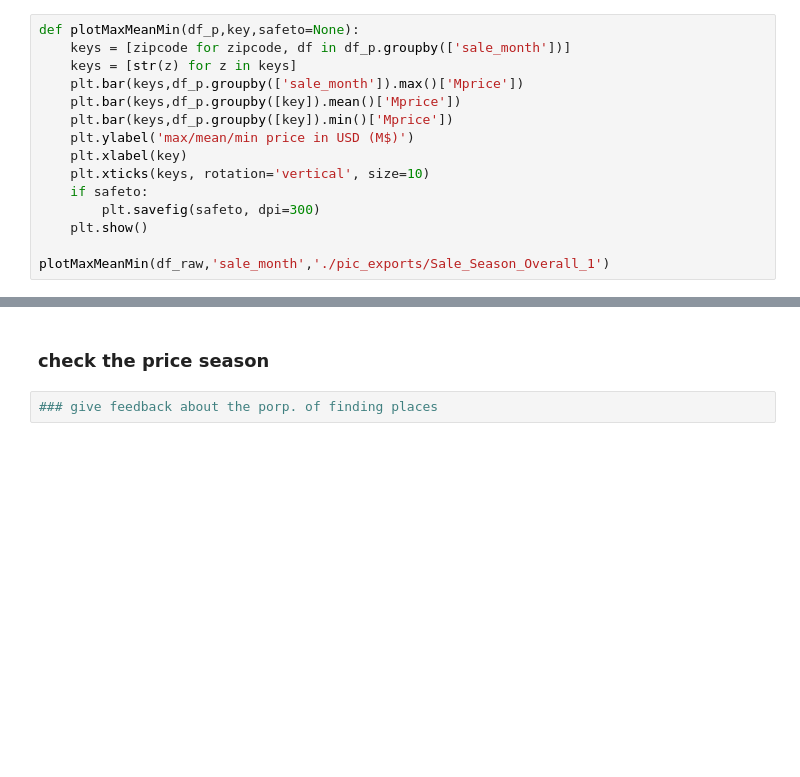
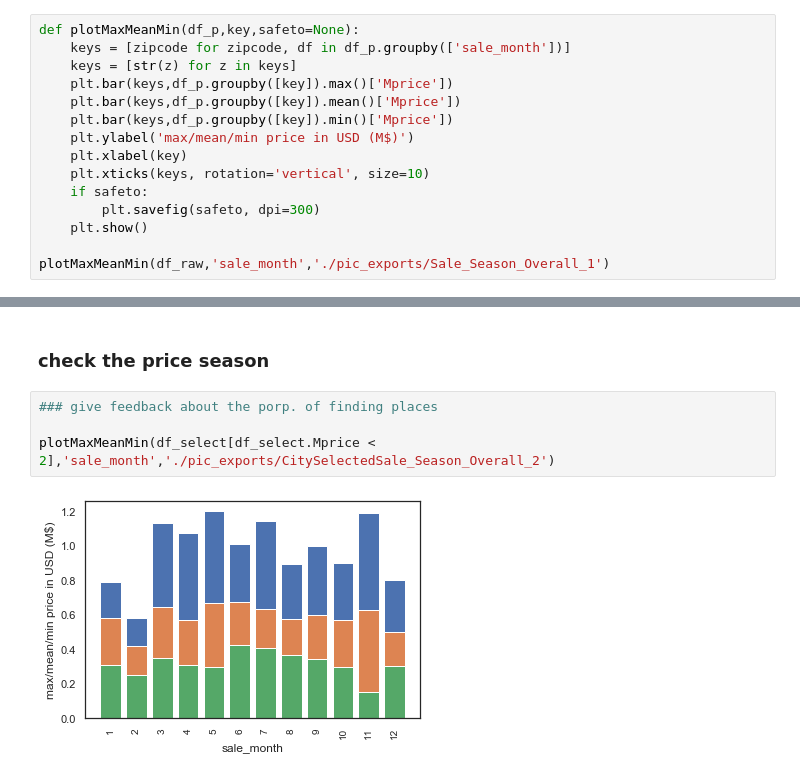
Before and after one commit to ArneSch/NF_EDAPrj_House_Price, a Jupyter notebook: King_Counte_House_Price_Urban_Farming.ipynb, the cells around one changed output, grey strips where cells are left out. Saved outputs shown, nothing was run; the diff lists cells and outputs as text; blank space fills up the shorter version.

```diff
--- a/King_Counte_House_Price_Urban_Farming.ipynb
+++ b/King_Counte_House_Price_Urban_Farming.ipynb
@@ -133,7 +184,7 @@ array([2014, 2015])
 def plotMaxMeanMin(df_p,key,safeto=None):
     keys = [zipcode for zipcode, df in df_p.groupby(['sale_month'])]
     keys = [str(z) for z in keys]
-    plt.bar(keys,df_p.groupby(['sale_month']).max()['Mprice'])
+    plt.bar(keys,df_p.groupby([key]).max()['Mprice'])
     plt.bar(keys,df_p.groupby([key]).mean()['Mprice'])
     plt.bar(keys,df_p.groupby([key]).min()['Mprice'])
     plt.ylabel('max/mean/min price in USD (M$)')
@@ -263,3 +318,7 @@ plt.savefig('./pic_exports/CitySelect_Map', dpi=300)
 ### check the price season
 # %%
 ### give feedback about the porp. of finding places
+
+plotMaxMeanMin(df_select[df_select.Mprice < 2],'sale_month','./pic_exports/CitySelectedSale_Season_Overall_2')
+# %% [output]
+[figure, added]
```
Also changed, not shown: parts of 37 cells of this notebook, 23 other files.
